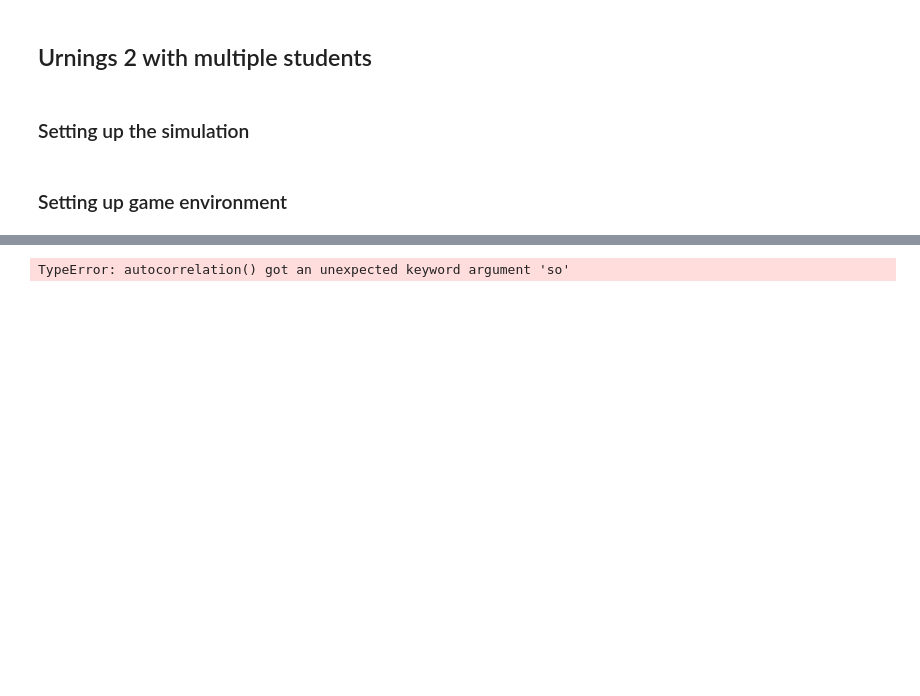
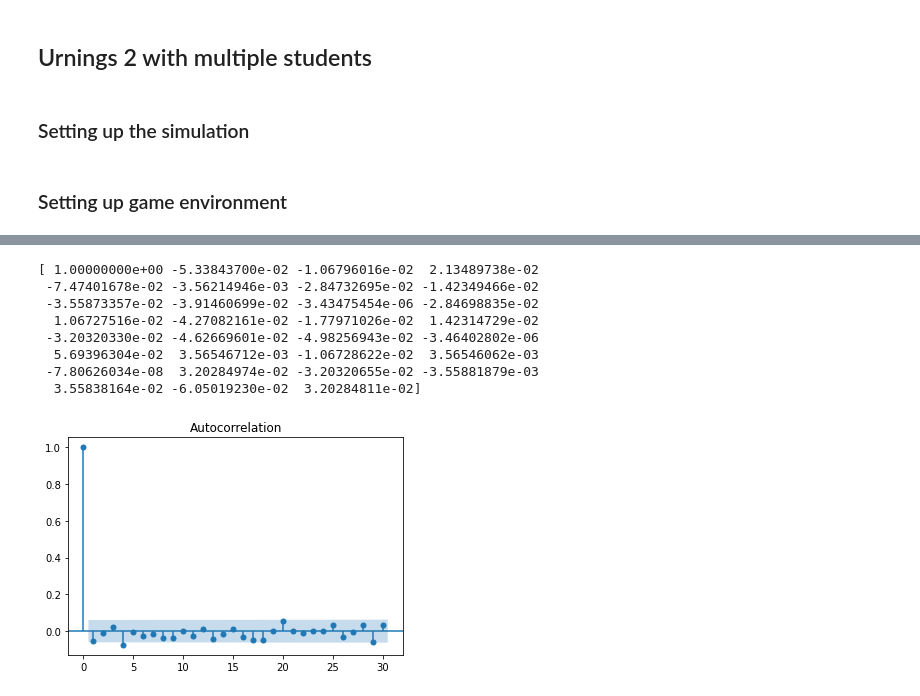
Before and after one commit to mrpogge/Urnings_project, a Jupyter notebook: main/autocor_sim.ipynb, the cells around one changed output, grey strips where cells are left out. Cells and saved outputs as stored; diff of their text form; code cells hidden in the pictures; blank space fills up the shorter version.

Commit message:
autocor_notebook

```diff
--- a/main/autocor_sim.ipynb
+++ b/main/autocor_sim.ipynb
@@ -117,9 +119,17 @@ The estimated value of the player is:  [0.54] While the true value is:  0.622459
 # %%
-acf_2_so = players[0].autocorrelation(lag = 30, plots=False, so = True)
+acf_2_so = players[0].so_autocorrelation(lag = 30, plots = True)
 
 print(acf_2_so)
 # %% [output]
-TypeError: autocorrelation() got an unexpected keyword argument 'so'
+[ 1.00000000e+00 -5.33843700e-02 -1.06796016e-02  2.13489738e-02
+ -7.47401678e-02 -3.56214946e-03 -2.84732695e-02 -1.42349466e-02
+ -3.55873357e-02 -3.91460699e-02 -3.43475454e-06 -2.84698835e-02
+  1.06727516e-02 -4.27082161e-02 -1.77971026e-02  1.42314729e-02
+ -3.20320330e-02 -4.62669601e-02 -4.98256943e-02 -3.46402802e-06
+  5.69396304e-02  3.56546712e-03 -1.06728622e-02  3.56546062e-03
+ -7.80626034e-08  3.20284974e-02 -3.20320655e-02 -3.55881879e-03
+  3.55838164e-02 -6.05019230e-02  3.20284811e-02]
+[figure, added]
 # %%
 plt.plot(players[0].container)
 plt.show()
```
Also changed, not shown: parts of 10 cells of this notebook, 1 other file.
